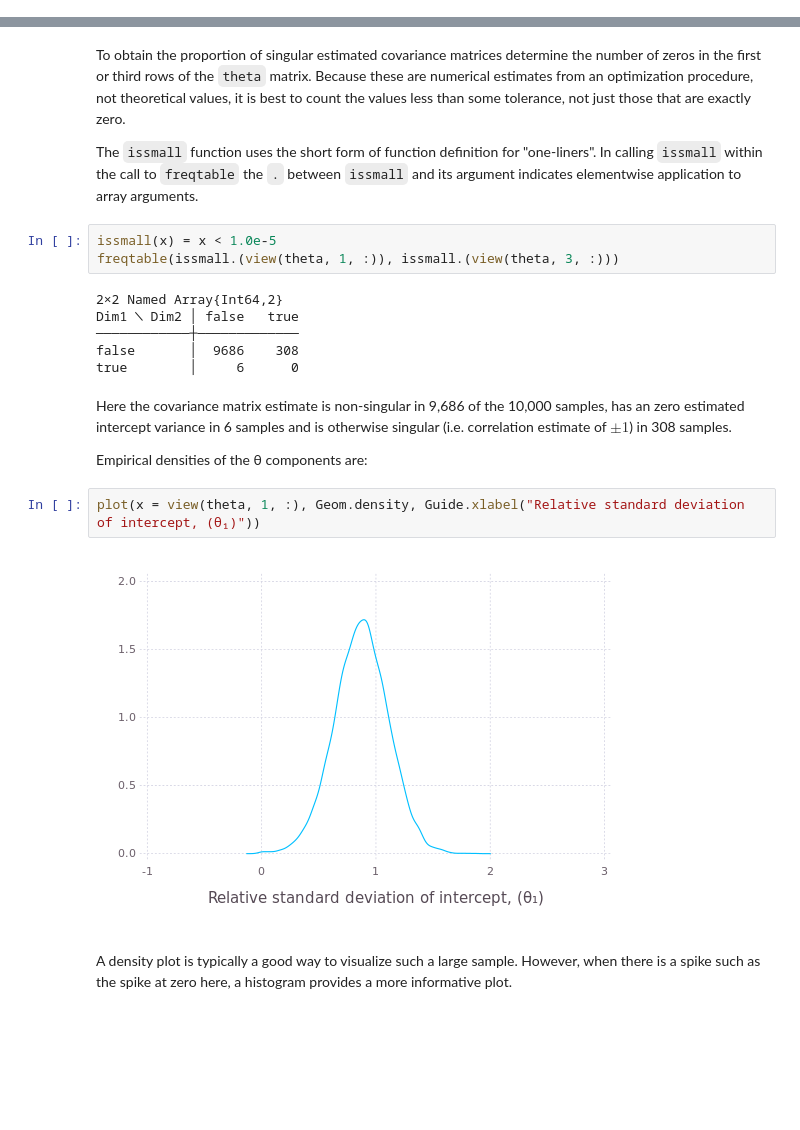
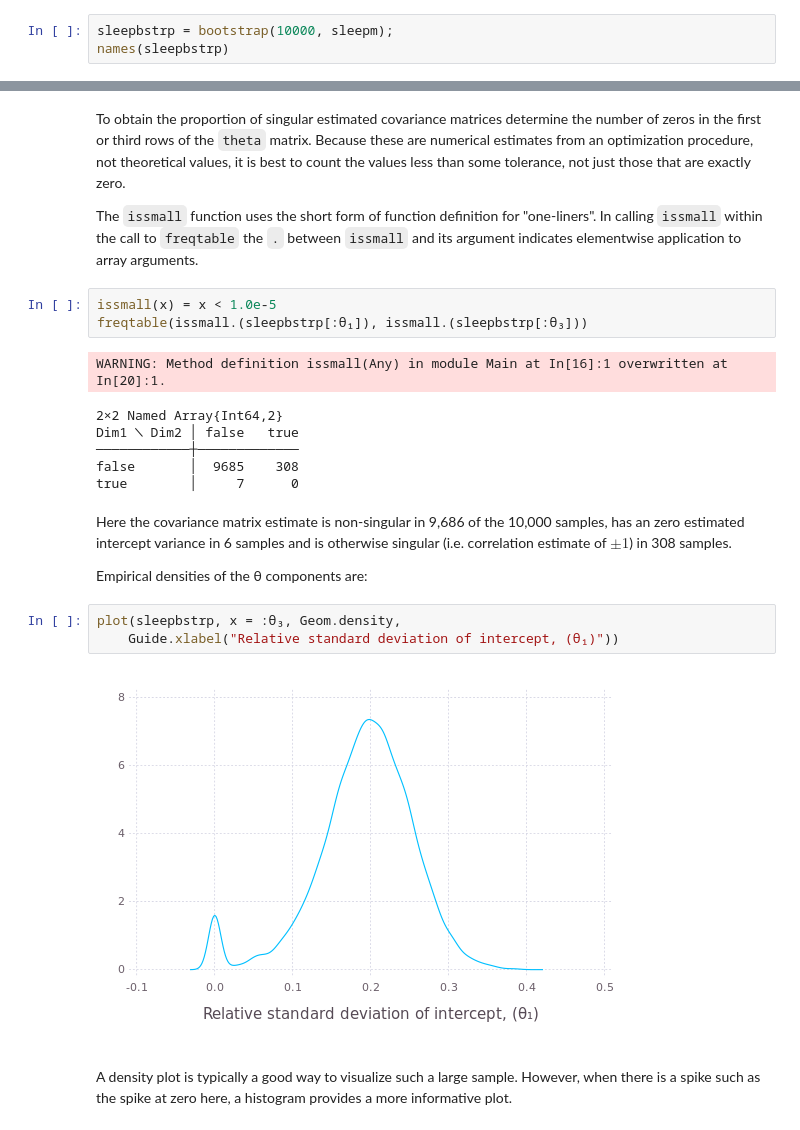
Before and after one commit to dmbates/MixedModelsinJulia, a Jupyter notebook: SingularCovariance.ipynb, the cells around one changed output, grey strips where cells are left out. Cells and saved outputs as stored; diff of their text form; blank space fills up the shorter version.

```diff
--- a/SingularCovariance.ipynb
+++ b/SingularCovariance.ipynb
@@ -187,0 +183,3 @@ size(theta)
+# %%
+sleepbstrp = bootstrap(10000, sleepm);
+names(sleepbstrp)
@@ -200,21 +213,23 @@ To obtain the proportion of singular estimated covariance matrices determine the
 The `issmall` function uses the short form of function definition for "one-liners".  In calling `issmall` within the call to `freqtable` the `.` between `issmall` and its argument indicates elementwise application to array arguments.
 # %%
 issmall(x) = x < 1.0e-5
-freqtable(issmall.(view(theta, 1, :)), issmall.(view(theta, 3, :)))
+freqtable(issmall.(sleepbstrp[:θ₁]), issmall.(sleepbstrp[:θ₃]))
 # %% [output]
-2×2 Named Array{Int64,2}
-Dim1 ╲ Dim2 │ false   true
-────────────┼─────────────
-false       │  9686    308
-true        │     6      0
+WARNING: Method definition issmall(Any) in module Main at In[16]:1 overwritten at In[20]:1.
+2×2 Named Array{Int64,2}
+Dim1 ╲ Dim2 │ false   true
+────────────┼─────────────
+false       │  9685    308
+true        │     7      0
 # %% [markdown]
 Here the covariance matrix estimate is non-singular in 9,686 of the 10,000 samples, has an zero estimated intercept variance in 6 samples and is otherwise singular (i.e. correlation estimate of $\pm 1$) in 308 samples.
 
 Empirical densities of the θ components are:
 # %%
-plot(x = view(theta, 1, :), Geom.density, Guide.xlabel("Relative standard deviation of intercept, (θ₁)"))
+plot(sleepbstrp, x = :θ₃, Geom.density,
+    Guide.xlabel("Relative standard deviation of intercept, (θ₁)"))
 # %% [output]
-[figure, old version]
+[figure, new version]
 # %% [markdown]
 A density plot is typically a good way to visualize such a large sample.  However, when there is a spike such as the spike at zero here, a histogram provides a more informative plot.
 # %%
```
Also changed, not shown: parts of 46 cells of this notebook, 3 other files.
